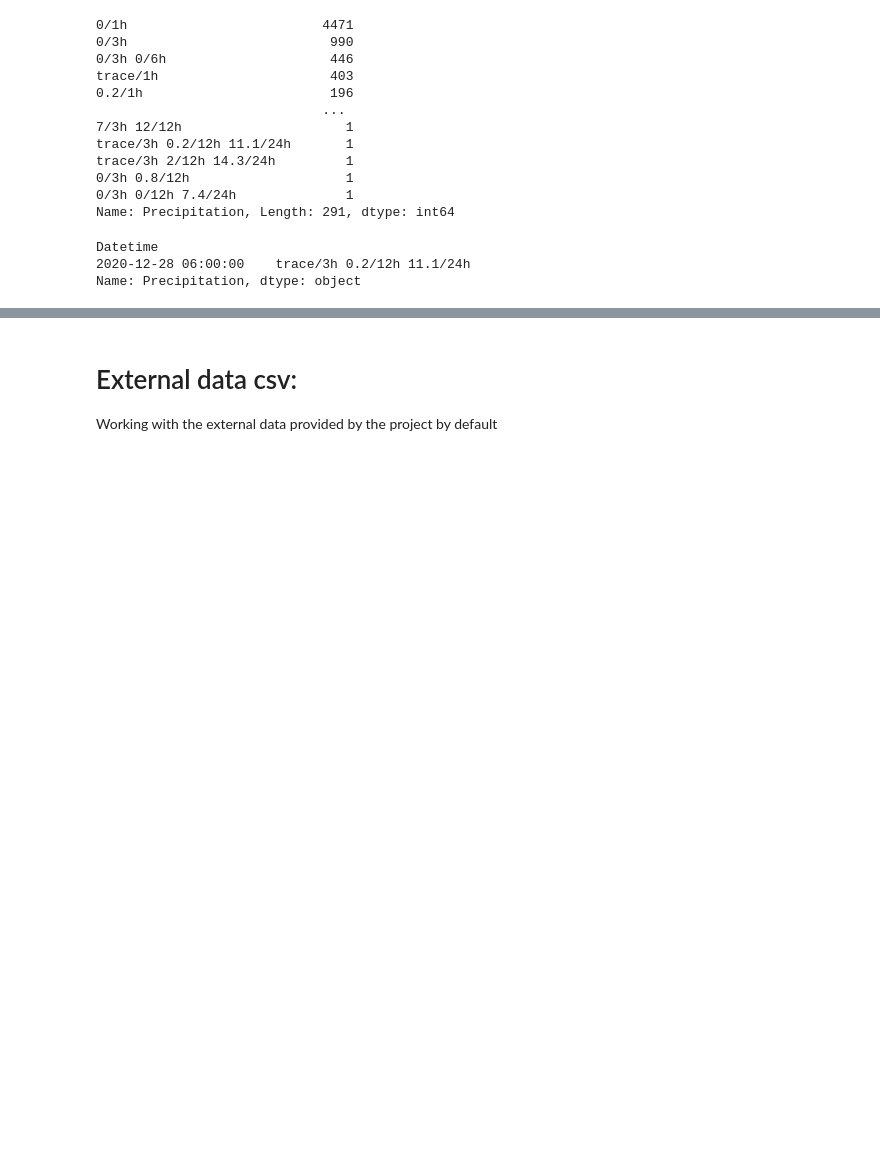
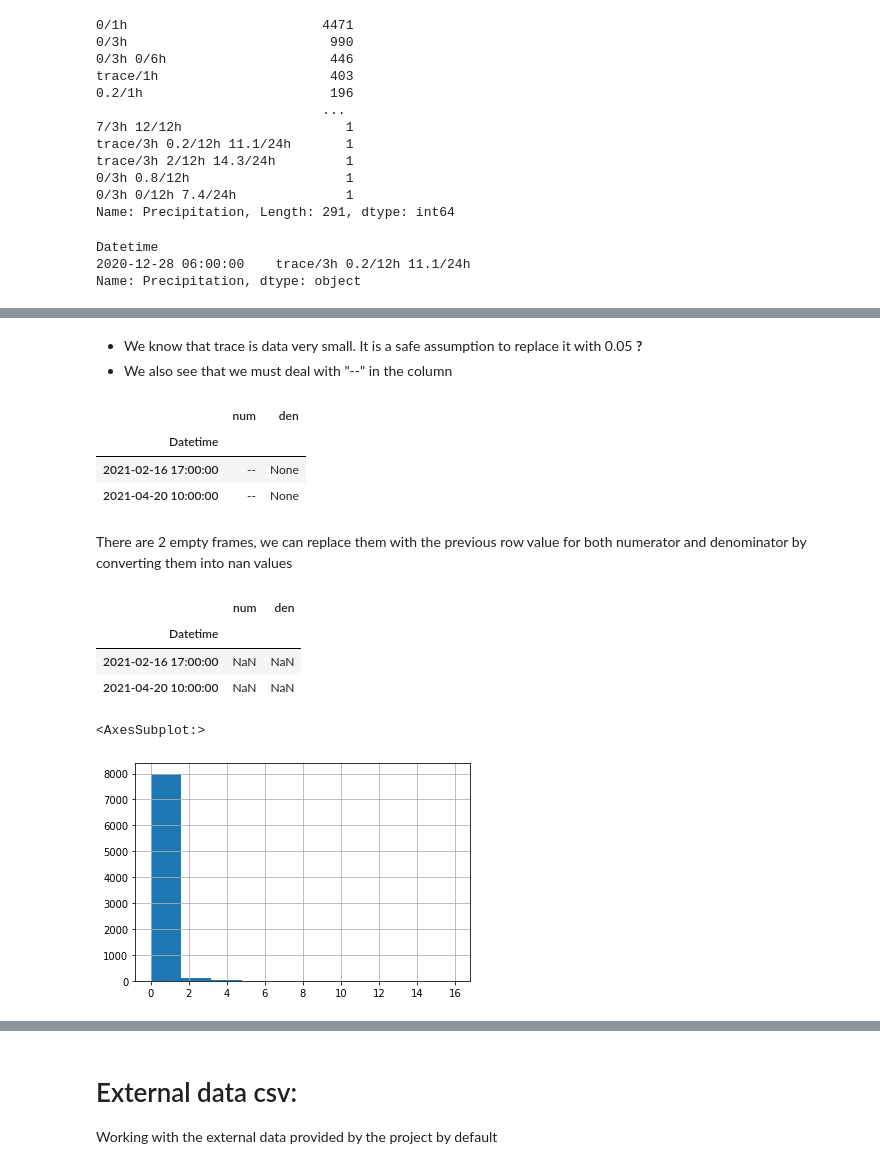
Before and after one commit to Rehann2/bike_counts_Kaan_Rehan, a Jupyter notebook: bike_counters_starting_kit.ipynb, the cells around one changed output, grey strips where cells are left out. Cells and saved outputs as stored; diff of their text form; code cells hidden in the pictures; blank space fills up the shorter version.

Commit message:
Finalized weather data ready to be implemented in the model

```diff
--- a/bike_counters_starting_kit.ipynb
+++ b/bike_counters_starting_kit.ipynb
@@ -367,4 +366,15 @@ Datetime
 2020-12-28 06:00:00    trace/3h 0.2/12h 11.1/24h
 Name: Precipitation, dtype: object
 # %%
-test = "hi"
+prec = df_weather.Precipitation.copy()
+
+#Remove any extra data about longer time intervals
+prec = pd.Series([i[0] for i in prec.str.split(" ")],
+                 index=prec.index)
+
+#Split  numerator and denominator and remove "h"
+prec = pd.DataFrame(prec.str.split("/").to_list(),
+                    columns=["num", "den"],
+                    index=prec.index)
+prec["den"] = prec.den.str.strip("h")
+prec["den"].value_counts()
@@ -370,0 +392,36 @@ test = "hi"
+# %% [markdown]
+- We know that trace is data very small. It is a safe assumption to replace it with 0.05 __?__
+- We also see that we must deal with "--" in the column
+# %%
+prec[prec.num == "--"]
+# %% [output]
+|  | num | den |
+| Datetime |  |  |
+| 2021-02-16 17:00:00 | -- | None |
+| 2021-04-20 10:00:00 | -- | None |
+# %% [markdown]
+There are 2 empty frames, we can replace them with the previous row value for both numerator and denominator by converting
+them into nan values
+# %%
+nan_ind = prec[prec.num == "--"].index #indices to replace
+nan_ind
+prec.loc[nan_ind] = np.nan
+display(prec.loc[nan_ind])
+prec.fillna(method="ffill", inplace=True)
+# %% [output]
+|  | num | den |
+| Datetime |  |  |
+| 2021-02-16 17:00:00 | NaN | NaN |
+| 2021-04-20 10:00:00 | NaN | NaN |
+# %%
+#Convert trace into 0.05
+prec.replace("trace", 0.05, inplace=True)
+prec = prec.astype("float64")
+# %%
+#Lastly, divide the numerator of the 3 hour denominator columns with 3 to obtain rain for 1 hour
+prec = pd.Series(np.where(prec.den == 3., prec.num/3, prec.num),
+                index=prec.index)
+prec.hist()
+# %% [output]
+<AxesSubplot:>
+[figure, added]
```
Also changed, not shown: parts of 36 cells of this notebook.
